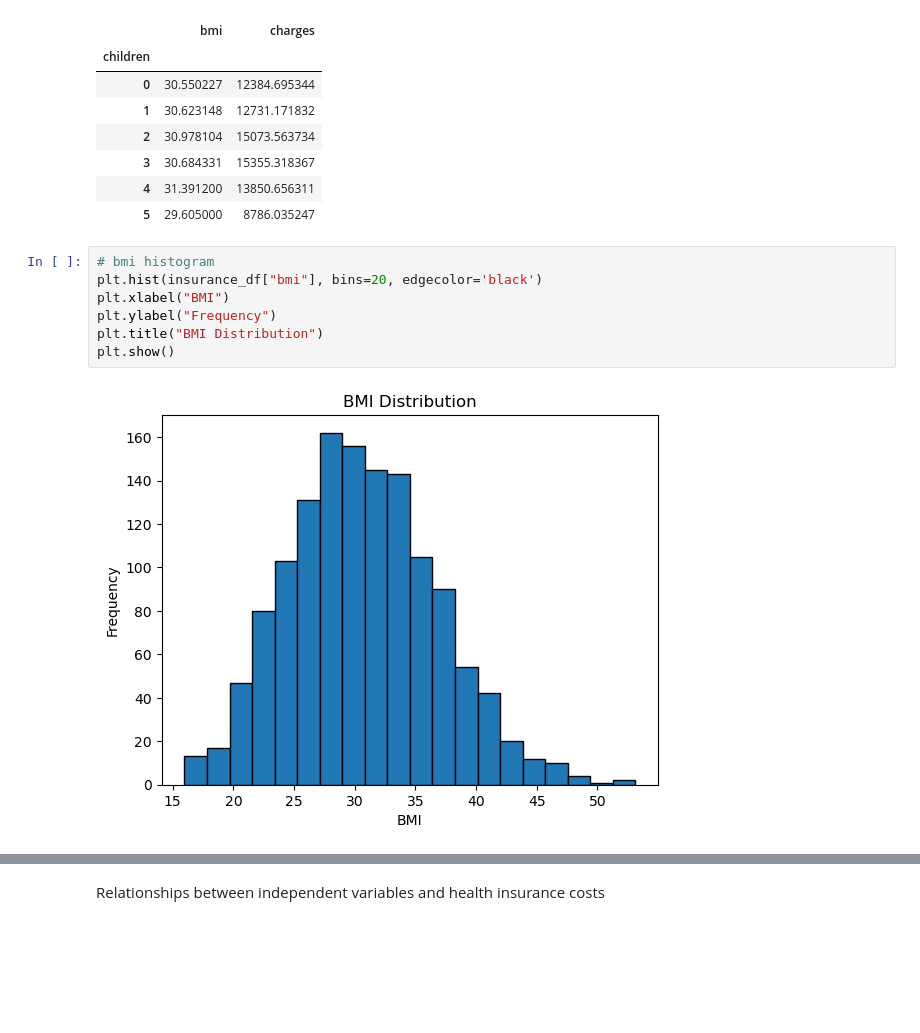
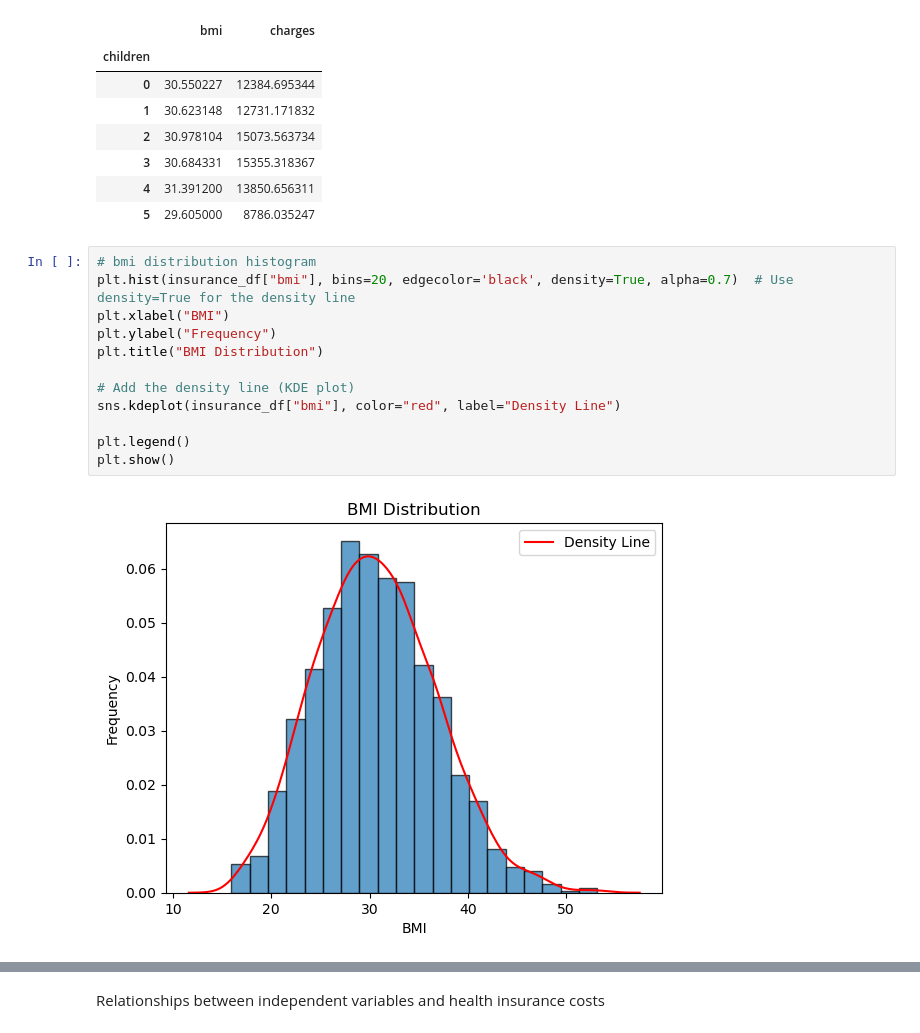
Before and after one commit to carolinefoshee/project-1, a Jupyter notebook: project1.ipynb, the cells around one changed output, grey strips where cells are left out. Drawn from its saved outputs; the diff is of its cells as text; blank space fills up the shorter version.

Commit message:
update density line

```diff
--- a/project1.ipynb
+++ b/project1.ipynb
@@ -202,12 +202,17 @@ children_groupby
 | 4 | 31.391200 | 13850.656311 |
 | 5 | 29.605000 | 8786.035247 |
 # %%
-# bmi histogram
-plt.hist(insurance_df["bmi"], bins=20, edgecolor='black')
+# bmi distribution histogram
+plt.hist(insurance_df["bmi"], bins=20, edgecolor='black', density=True, alpha=0.7)  # Use density=True for the density line
 plt.xlabel("BMI")
 plt.ylabel("Frequency")
 plt.title("BMI Distribution")
+
+# Add the density line (KDE plot)
+sns.kdeplot(insurance_df["bmi"], color="red", label="Density Line")
+
+plt.legend()
 plt.show()
 # %% [output]
-[figure, old version]
+[figure, new version]
 # %%
```
Also changed, not shown: parts of 25 cells of this notebook.
